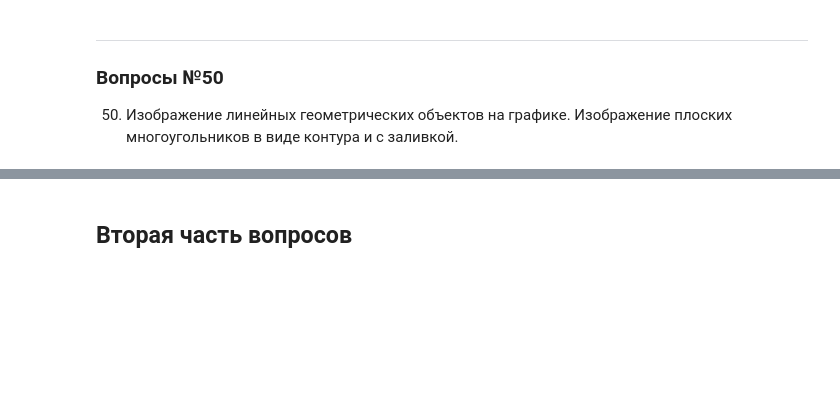
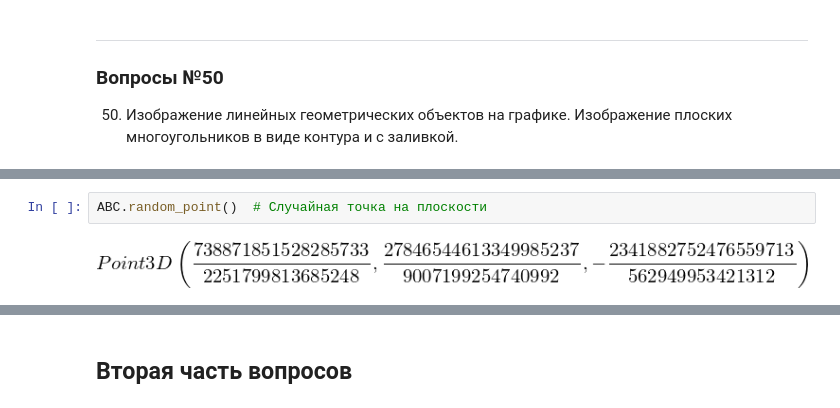
Before and after one commit to Vakosta/hse_tex, a Jupyter notebook: MathWorkshop/AlgebraCrib.ipynb, the cells around one changed output, grey strips where cells are left out. Saved outputs shown, nothing was run; the diff lists cells and outputs as text; blank space fills up the shorter version.

```diff
--- a/MathWorkshop/AlgebraCrib.ipynb
+++ b/MathWorkshop/AlgebraCrib.ipynb
@@ -671,0 +723,4 @@ PointsXY = [item.intersection(XY)[0] for item in Rays]
+# %%
+ABC.random_point()  # Случайная точка на плоскости
+# %% [output]
+[figure, added]
```
Also changed, not shown: parts of 11 cells of this notebook, 7 other files.
